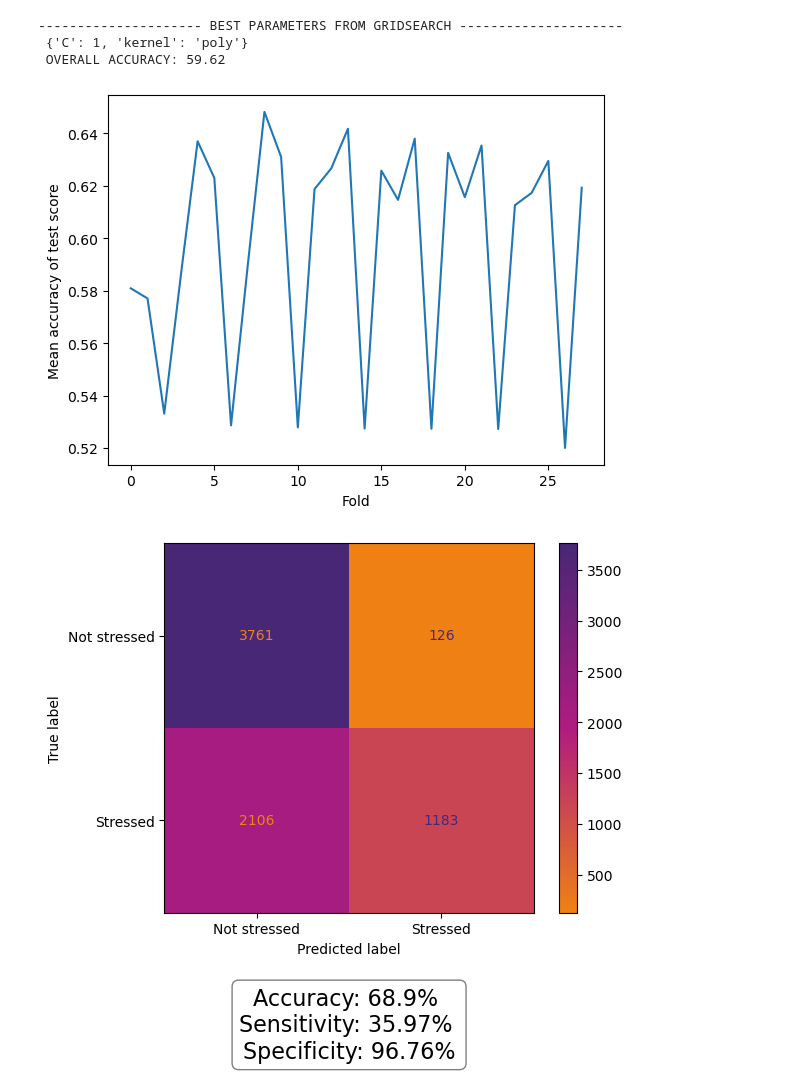
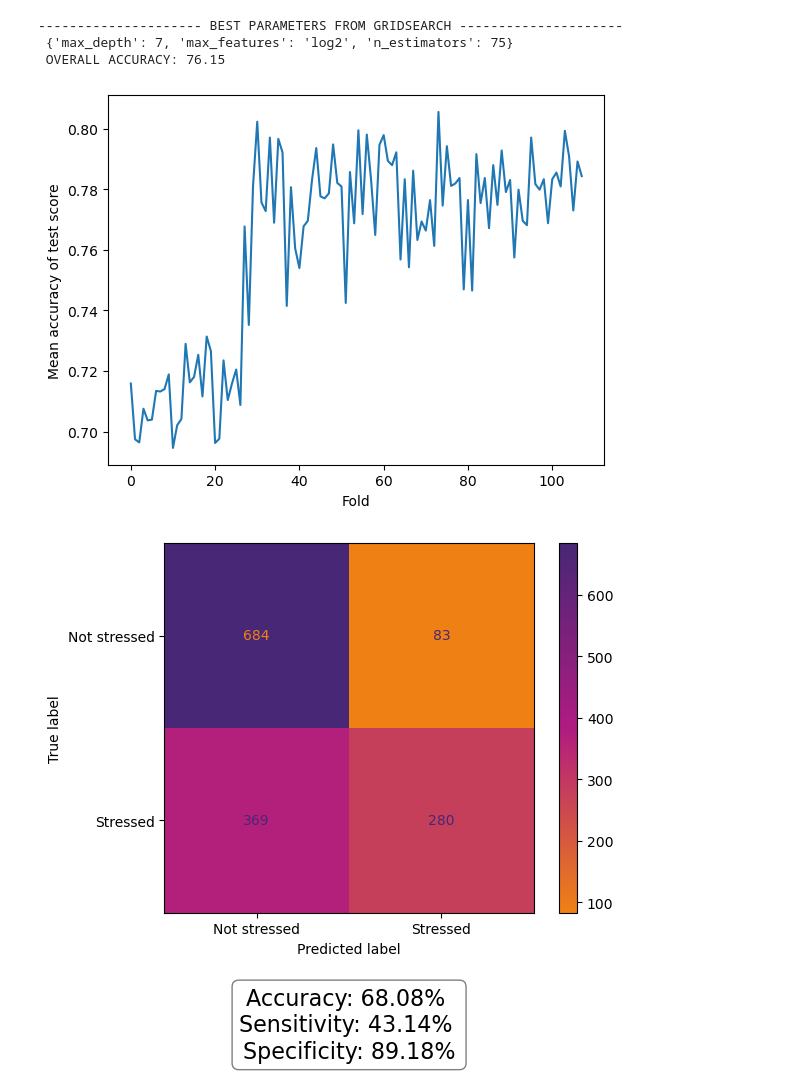
Before and after one commit to idamand/stress_detection_EEG, a Jupyter notebook: test3.ipynb, the cells around one changed output. Drawn from its saved outputs; the diff is of its cells as text; code cells hidden in the pictures.

```diff
--- a/test3.ipynb
+++ b/test3.ipynb
@@ -5,5 +5,5 @@ from classifiers import svm
 # %%
-epoch_duration = 1
+epoch_duration = 5
 train_data, labels_train, test_data, labels_test = prepare_data('raw', 'STAI', epoch_duration=epoch_duration)
 # %% [output]
 Creating RawArray with float64 data, n_channels=8, n_times=75000
@@ -67,11 +64,14 @@ psd_test_features = psd_features(test_data)
+# %%
+ts_train_features = time_series_features(train_data)
+ts_test_features = time_series_features(test_data)
 # %%
-svm(train_data=psd_train_features, test_data=psd_test_features, train_labels=labels_train, test_labels=labels_test)
+rf(train_data=ts_train_features, test_data=ts_test_features, train_labels=labels_train, test_labels=labels_test)
 # %% [output]
 --------------------- BEST PARAMETERS FROM GRIDSEARCH ---------------------
- {'C': 1, 'kernel': 'poly'}
- OVERALL ACCURACY: 59.62
+ {'max_depth': 7, 'max_features': 'log2', 'n_estimators': 75}
+ OVERALL ACCURACY: 76.15
-[figure, old version]
+[figure, new version]
-[figure, old version]
+[figure, new version]
 # %%
 #hjorth_train_features = hjorth_features(train_data)
 #hjorth_test_features = hjorth_features(test_data)
```
Also changed, not shown: parts of 4 cells of this notebook, 11 other files.
